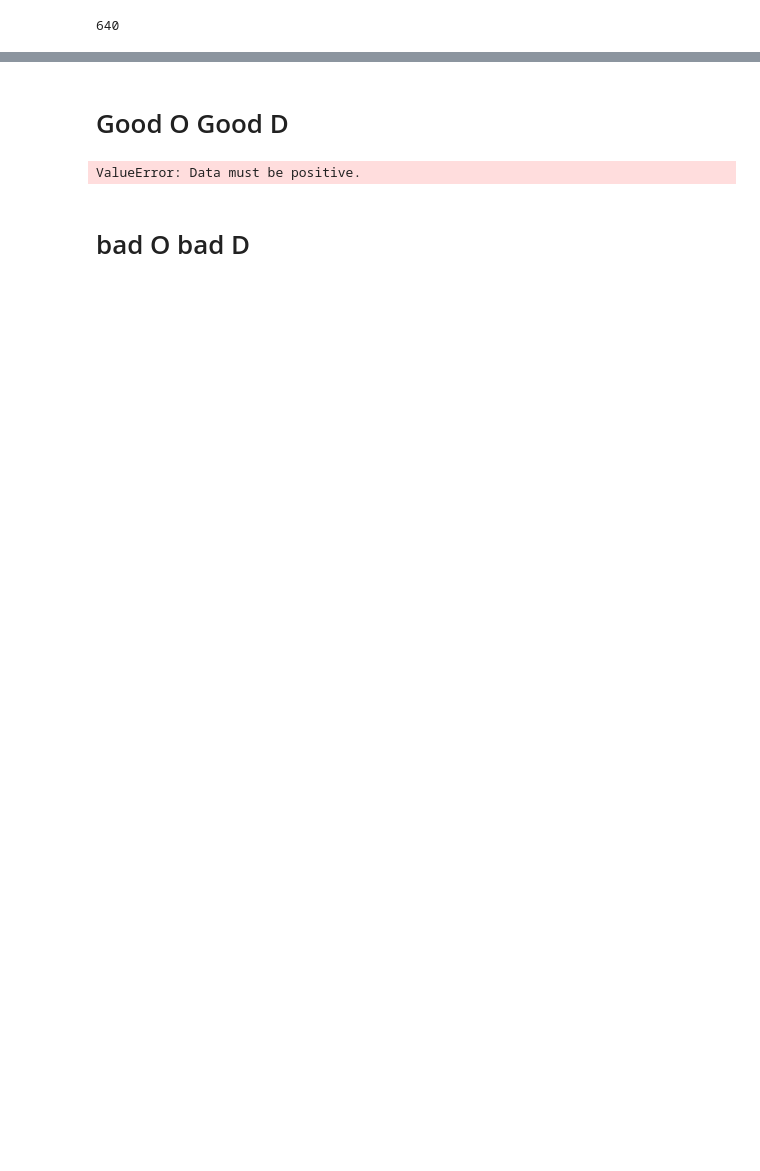
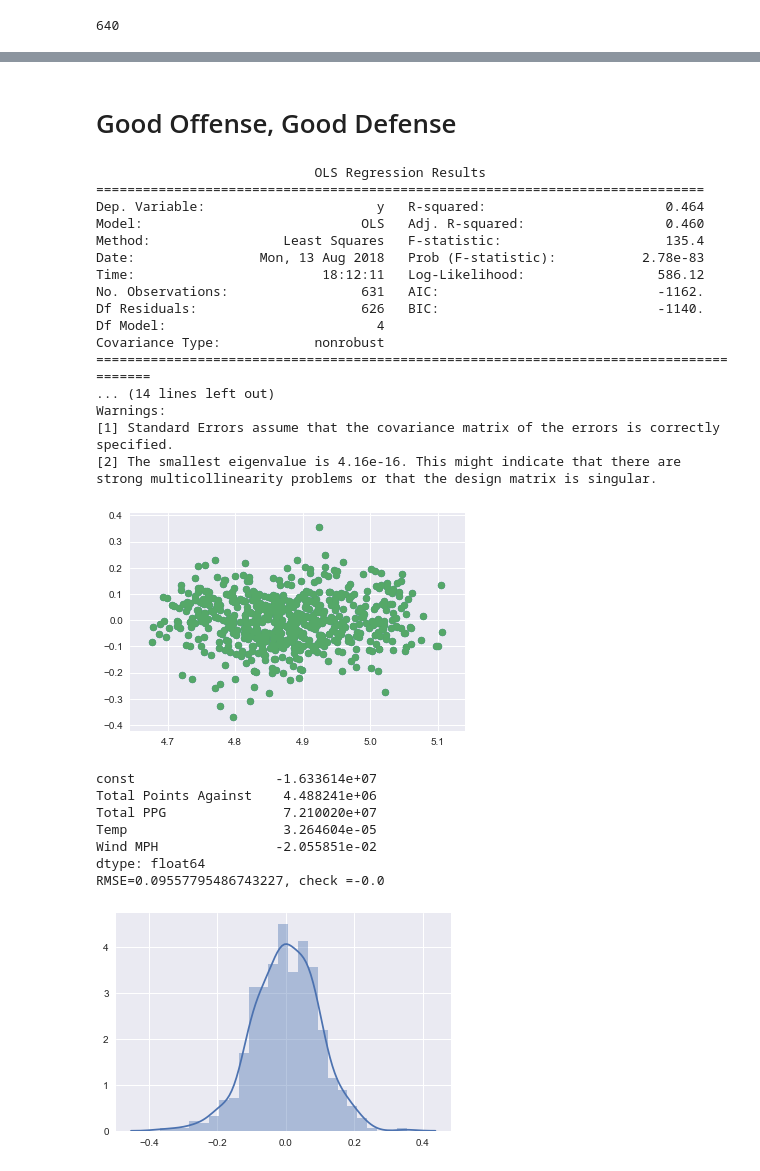
Before and after one commit to slieb74/NFL-Betting-Data, a Jupyter notebook: over_under-clusters.ipynb, the cells around one changed output, grey strips where cells are left out. Saved outputs shown, nothing was run; the diff lists cells and outputs as text; code cells hidden in the pictures; blank space fills up the shorter version.

```diff
--- a/over_under-clusters.ipynb
+++ b/over_under-clusters.ipynb
@@ -507,23 +489,46 @@ RMSE=1.2709285488575621, check =0.0
 [figure]
 # %% [markdown]
-# Good O Good D
+# Good Offense, Good Defense
 # %%
 cluster_name = good_o_good_d
 
 yt,max_lambda =boxcox(cluster_name.over_under_line)
 xt1,x1_lam=boxcox(cluster_name.total_points_against)
 xt2,x2_lam=boxcox(cluster_name.total_ppg)
-xt3,x3_lam=boxcox(cluster_name.weather_temperature)
+xt3,x3_lam=boxcox(cluster_name.weather_temperature+1)
 xt4,x4_lam=boxcox(cluster_name.weather_wind_mph+1)
 xt5,x5_lam=boxcox(cluster_name.weather_humidity)
 
 gogd_df = pd.DataFrame([xt1,xt2,xt3,xt4]).T
 gogd_df.columns=['Total Points Against','Total PPG','Temp','Wind MPH']
 gogd_df.head()
 len(gogd_df)
 
 regression_evaluation(yt,gogd_df)
 # %% [output]
-ValueError: Data must be positive.
+                            OLS Regression Results
+==============================================================================
+Dep. Variable:                      y   R-squared:                       0.464
+Model:                            OLS   Adj. R-squared:                  0.460
+Method:                 Least Squares   F-statistic:                     135.4
+Date:                Mon, 13 Aug 2018   Prob (F-statistic):           2.78e-83
+Time:                        18:12:11   Log-Likelihood:                 586.12
+No. Observations:                 631   AIC:                            -1162.
+Df Residuals:                     626   BIC:                            -1140.
+Df Model:                           4
+Covariance Type:            nonrobust
+========================================================================================
+... (14 lines left out)
+Warnings:
+[1] Standard Errors assume that the covariance matrix of the errors is correctly specified.
+[2] The smallest eigenvalue is 4.16e-16. This might indicate that there are
+strong multicollinearity problems or that the design matrix is singular.
+[figure, added]
+const                  -1.633614e+07
+Total Points Against    4.488241e+06
+Total PPG               7.210020e+07
+Temp                    3.264604e-05
+Wind MPH               -2.055851e-02
+dtype: float64
+RMSE=0.09557795486743227, check =-0.0
+[figure, added]
-# %% [markdown]
-# bad O bad D
```
Also changed, not shown: parts of 47 cells of this notebook, 3 other files.
